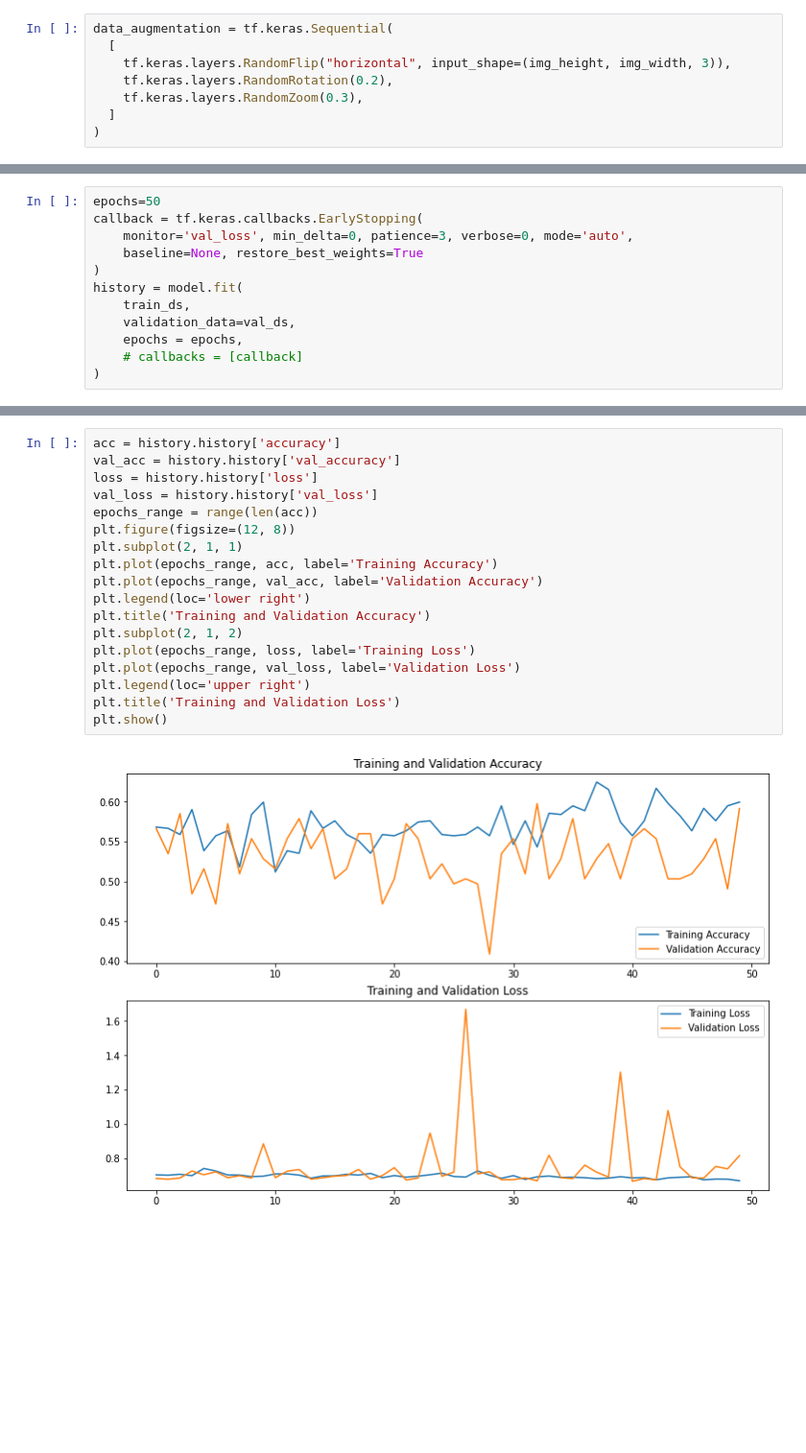
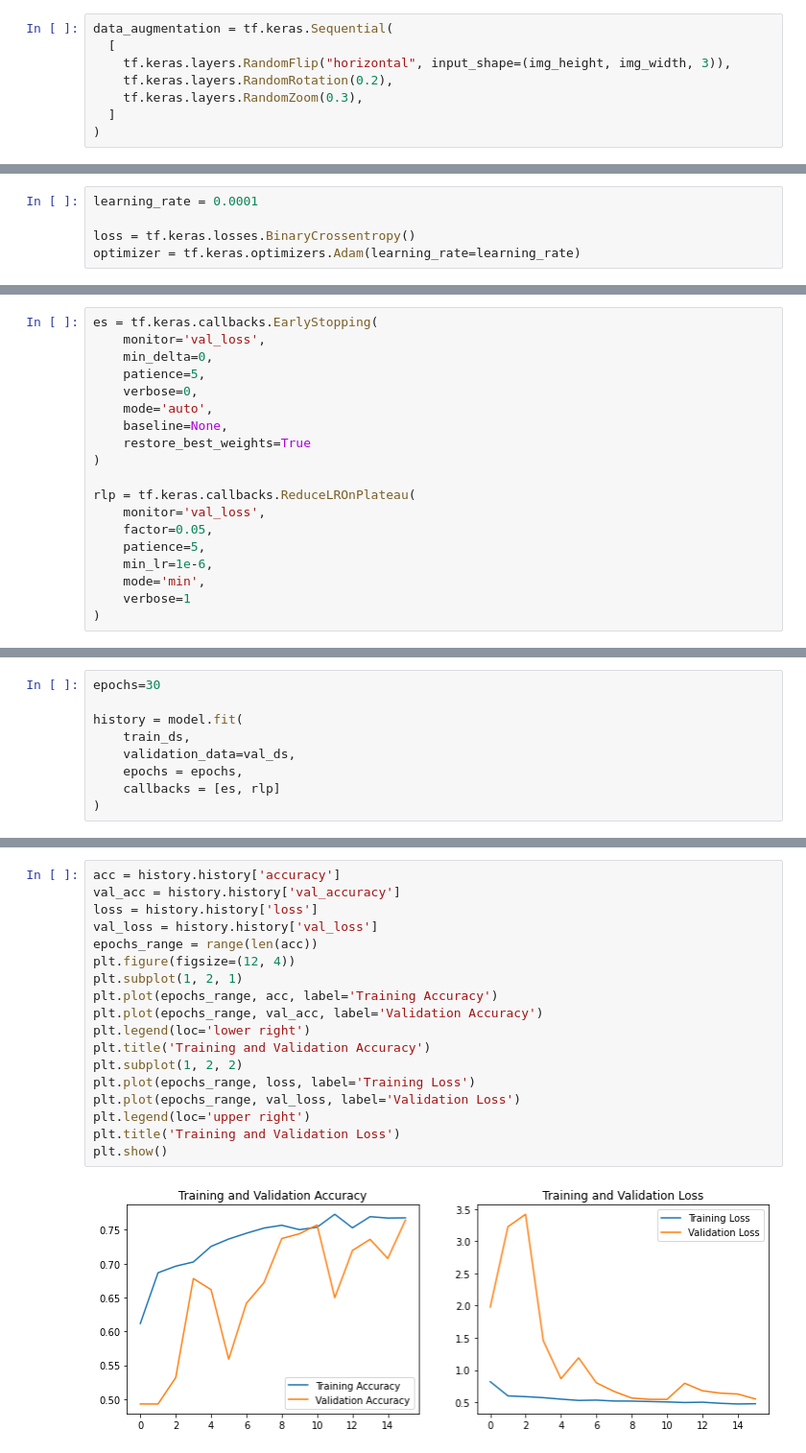
Before and after one commit to datasith/ds-experiments-image-classification, a Jupyter notebook: hotdog-not-hotdog/demo_alexnet.ipynb, the cells around one changed output, grey strips where cells are left out. Shown at 96% size. Drawn from its saved outputs; the diff is of its cells as text; blank space fills up the shorter version.

```diff
--- a/hotdog-not-hotdog/demo_alexnet.ipynb
+++ b/hotdog-not-hotdog/demo_alexnet.ipynb
@@ -198,0 +312,5 @@ model = tf.keras.Sequential([
+# %%
+learning_rate = 0.0001
+
+loss = tf.keras.losses.BinaryCrossentropy()
+optimizer = tf.keras.optimizers.Adam(learning_rate=learning_rate)
@@ -227,12 +342,19 @@ _________________________________________________________________
 # %%
-epochs=50
-callback = tf.keras.callbacks.EarlyStopping(
-    monitor='val_loss', min_delta=0, patience=3, verbose=0, mode='auto',
-    baseline=None, restore_best_weights=True
+es = tf.keras.callbacks.EarlyStopping(
+    monitor='val_loss',
+    min_delta=0,
+    patience=5,
+    verbose=0,
+    mode='auto',
+    baseline=None,
+    restore_best_weights=True
 )
-history = model.fit(
-    train_ds,
-    validation_data=val_ds,
-    epochs = epochs,
-    # callbacks = [callback]
+
+rlp = tf.keras.callbacks.ReduceLROnPlateau(
+    monitor='val_loss',
+    factor=0.05,
+    patience=5,
+    min_lr=1e-6,
+    mode='min',
+    verbose=1
 )
@@ -263,0 +363,9 @@ model.evaluate(test_ds)
+# %%
+epochs=30
+
+history = model.fit(
+    train_ds,
+    validation_data=val_ds,
+    epochs = epochs,
+    callbacks = [es, rlp]
+)
@@ -264,20 +407,20 @@ model.evaluate(test_ds)
 # %%
 acc = history.history['accuracy']
 val_acc = history.history['val_accuracy']
 loss = history.history['loss']
 val_loss = history.history['val_loss']
 epochs_range = range(len(acc))
-plt.figure(figsize=(12, 8))
-plt.subplot(2, 1, 1)
+plt.figure(figsize=(12, 4))
+plt.subplot(1, 2, 1)
 plt.plot(epochs_range, acc, label='Training Accuracy')
 plt.plot(epochs_range, val_acc, label='Validation Accuracy')
 plt.legend(loc='lower right')
 plt.title('Training and Validation Accuracy')
-plt.subplot(2, 1, 2)
+plt.subplot(1, 2, 2)
 plt.plot(epochs_range, loss, label='Training Loss')
 plt.plot(epochs_range, val_loss, label='Validation Loss')
 plt.legend(loc='upper right')
 plt.title('Training and Validation Loss')
 plt.show()
 # %% [output]
-[figure, old version]
+[figure, new version]
```
Also changed, not shown: parts of 67 cells of this notebook.
